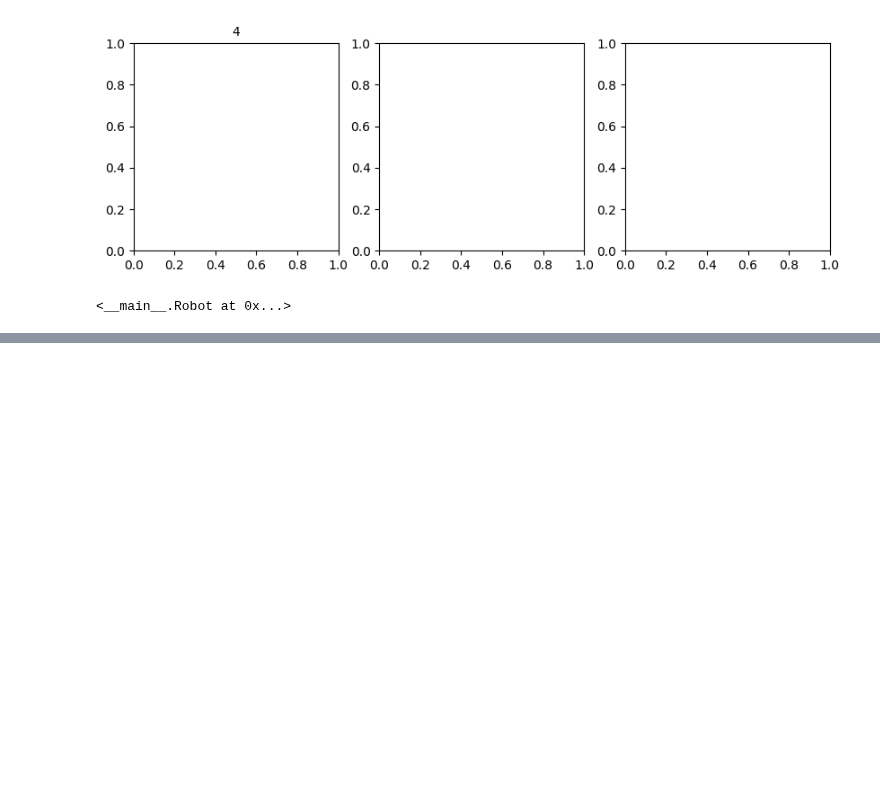
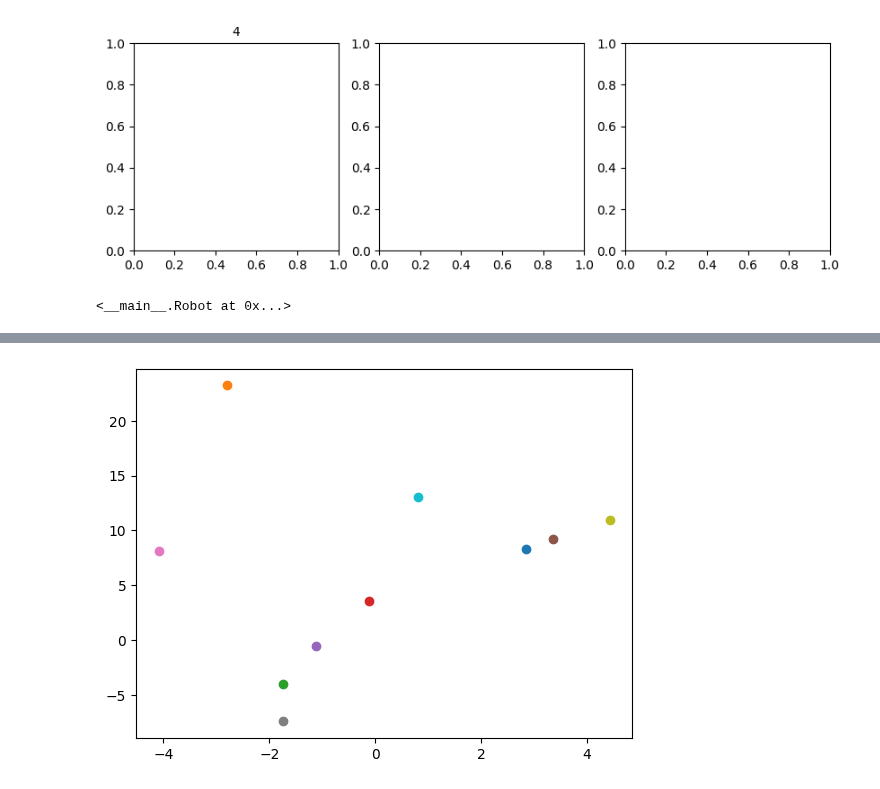
Before and after one commit to asegura4488/MetodosComputacionales2026, a Jupyter notebook: Semana14/AlgoritmoEvolutivo.ipynb, the cells around one changed output, grey strips where cells are left out. Cells and saved outputs as stored; diff of their text form; code cells hidden in the pictures; blank space fills up the shorter version.

```diff
--- a/Semana14/AlgoritmoEvolutivo.ipynb
+++ b/Semana14/AlgoritmoEvolutivo.ipynb
@@ -67,0 +73,3 @@ for i in range(len(Robots)):
+# %%
+for i in range(len(Robots)):
+  Robots[i].Mutate()
@@ -67,0 +87,5 @@ for i in range(len(Robots)):
+# %%
+for i in range(len(Robots)):
+  plt.plot(Robots[i].r,Robots[i].fitness,'o')
+# %% [output]
+[figure, added]
```
Also changed, not shown: parts of 6 cells of this notebook.
